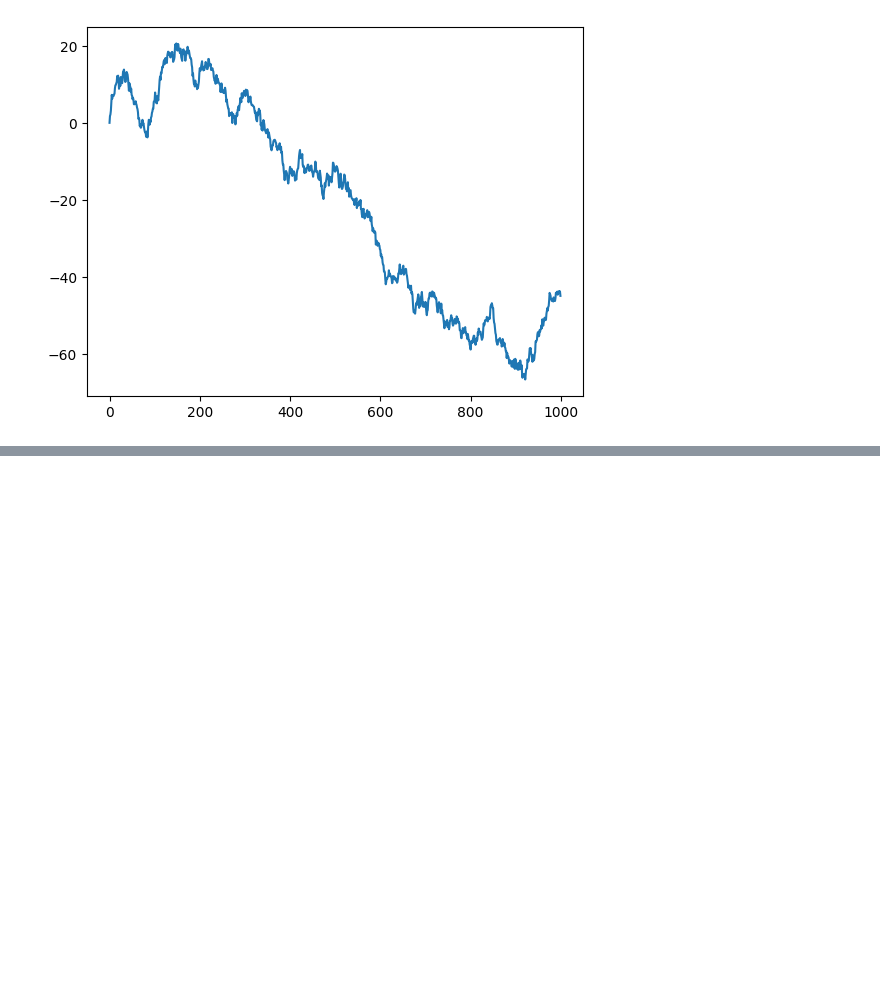
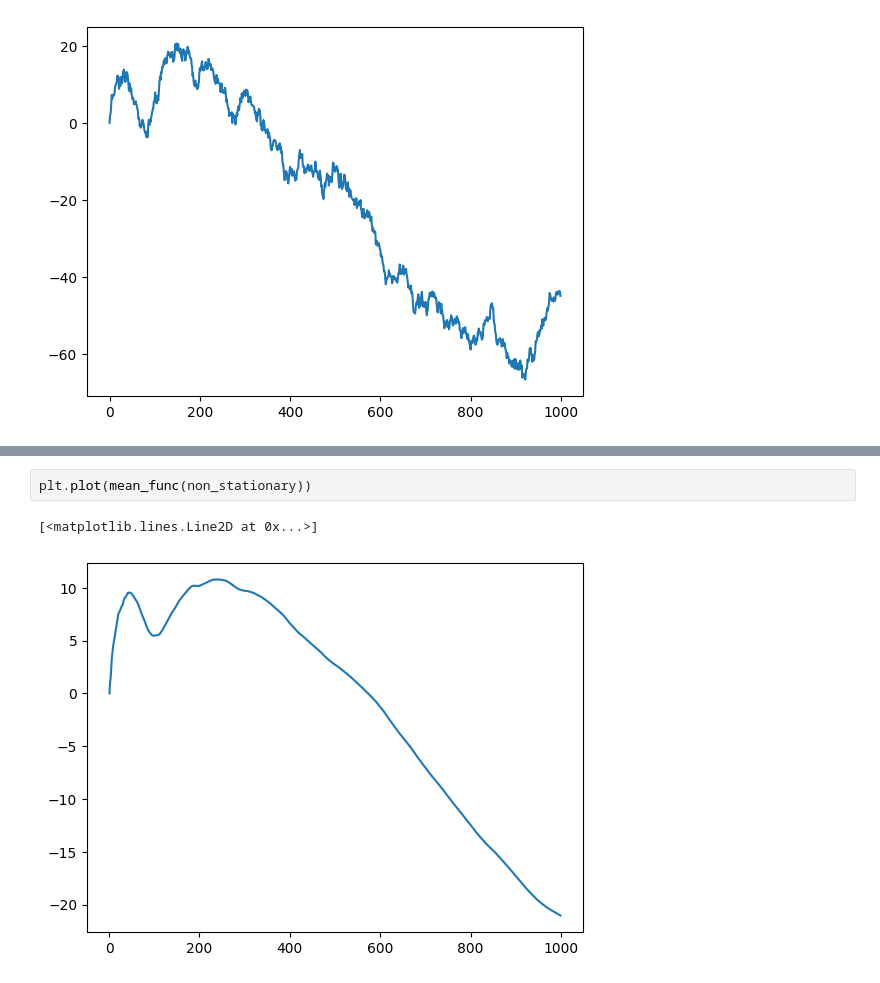
Before and after one commit to gkambasta/TimeSeries, a Jupyter notebook: Random_Walk.ipynb, the cells around one changed output, grey strips where cells are left out. Drawn from its saved outputs; the diff is of its cells as text; blank space fills up the shorter version.

```diff
--- a/Random_Walk.ipynb
+++ b/Random_Walk.ipynb
@@ -305,0 +346,5 @@ plt.plot(non_stationary2)
+# %%
+plt.plot(mean_func(non_stationary))
+# %% [output]
+[<matplotlib.lines.Line2D at 0x...>]
+[figure, added]
```
Also changed, not shown: parts of 10 cells of this notebook.
